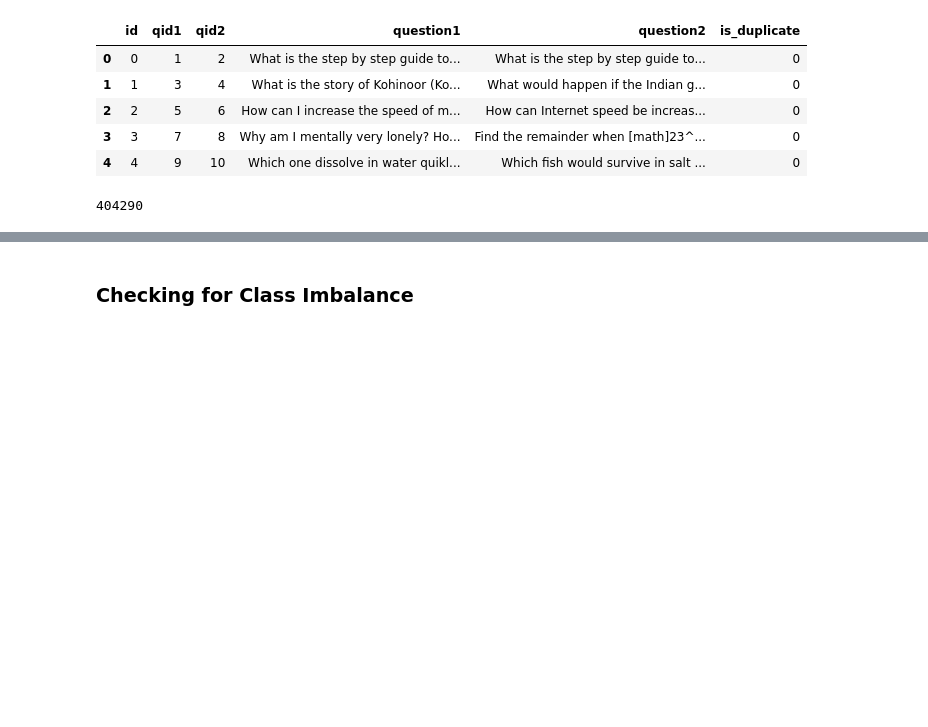
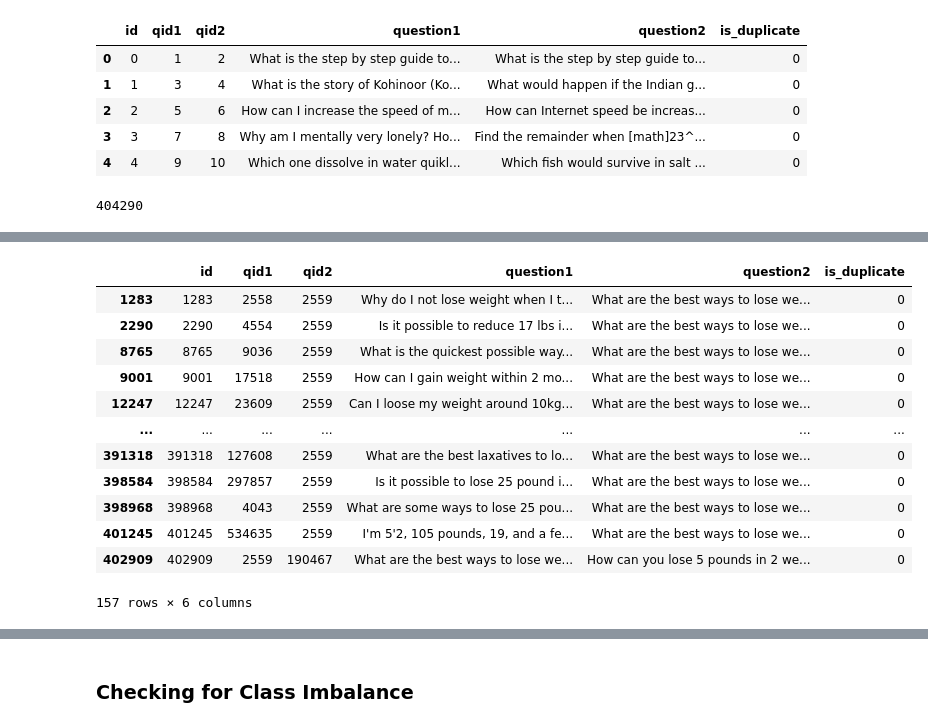
Before and after one commit to cs3244-group-16/quora-question-pairs, a Jupyter notebook: notebooks/qqp_data_analysis.ipynb, the cells around one changed output, grey strips where cells are left out. Saved outputs shown, nothing was run; the diff lists cells and outputs as text; code cells hidden in the pictures; blank space fills up the shorter version.

```diff
--- a/notebooks/qqp_data_analysis.ipynb
+++ b/notebooks/qqp_data_analysis.ipynb
@@ -27,0 +77,18 @@ num_samples
+# %%
+# look at an example of a duplicate question
+dup = df[(df['qid1'] == 2559) | (df['qid2'] == 2559)]
+dup
+# %% [output]
+|  | id | qid1 | qid2 | question1 | question2 | is_duplicate |
+| 1283 | 1283 | 2558 | 2559 | Why do I not lose weight when I t... | What are the best ways to lose we... | 0 |
+| 2290 | 2290 | 4554 | 2559 | Is it possible to reduce 17 lbs i... | What are the best ways to lose we... | 0 |
+| 8765 | 8765 | 9036 | 2559 | What is the quickest possible way... | What are the best ways to lose we... | 0 |
+| 9001 | 9001 | 17518 | 2559 | How can I gain weight within 2 mo... | What are the best ways to lose we... | 0 |
+| 12247 | 12247 | 23609 | 2559 | Can I loose my weight around 10kg... | What are the best ways to lose we... | 0 |
+| ... | ... | ... | ... | ... | ... | ... |
+| 391318 | 391318 | 127608 | 2559 | What are the best laxatives to lo... | What are the best ways to lose we... | 0 |
+| 398584 | 398584 | 297857 | 2559 | Is it possible to lose 25 pound i... | What are the best ways to lose we... | 0 |
+| 398968 | 398968 | 4043 | 2559 | What are some ways to lose 25 pou... | What are the best ways to lose we... | 0 |
+| 401245 | 401245 | 534635 | 2559 | I'm 5'2, 105 pounds, 19, and a fe... | What are the best ways to lose we... | 0 |
+| 402909 | 402909 | 2559 | 190467 | What are the best ways to lose we... | How can you lose 5 pounds in 2 we... | 0 |
+157 rows × 6 columns
```
Also changed, not shown: parts of 9 cells of this notebook.
